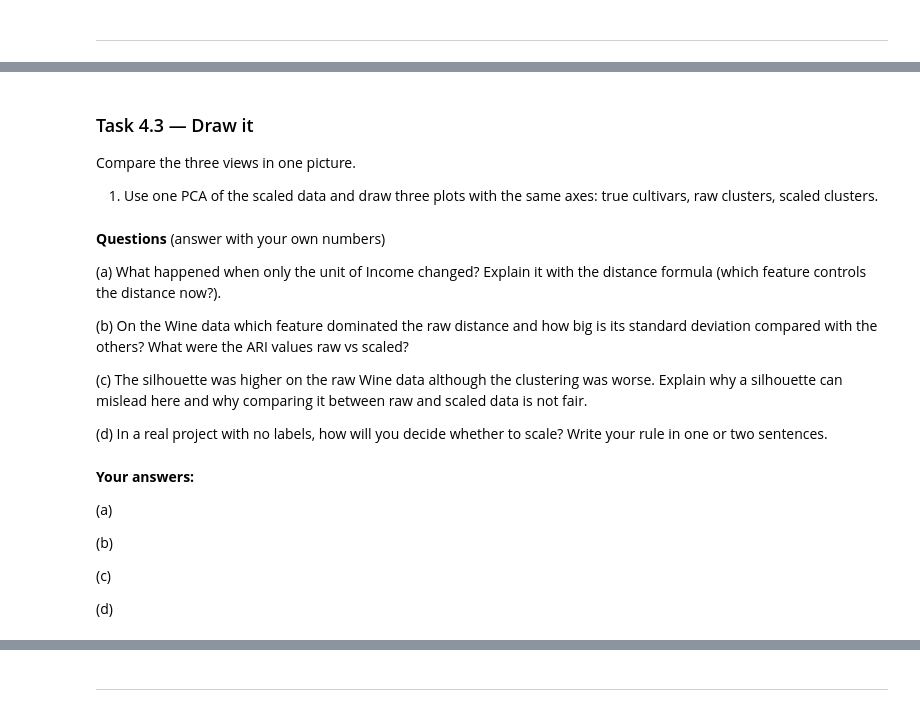
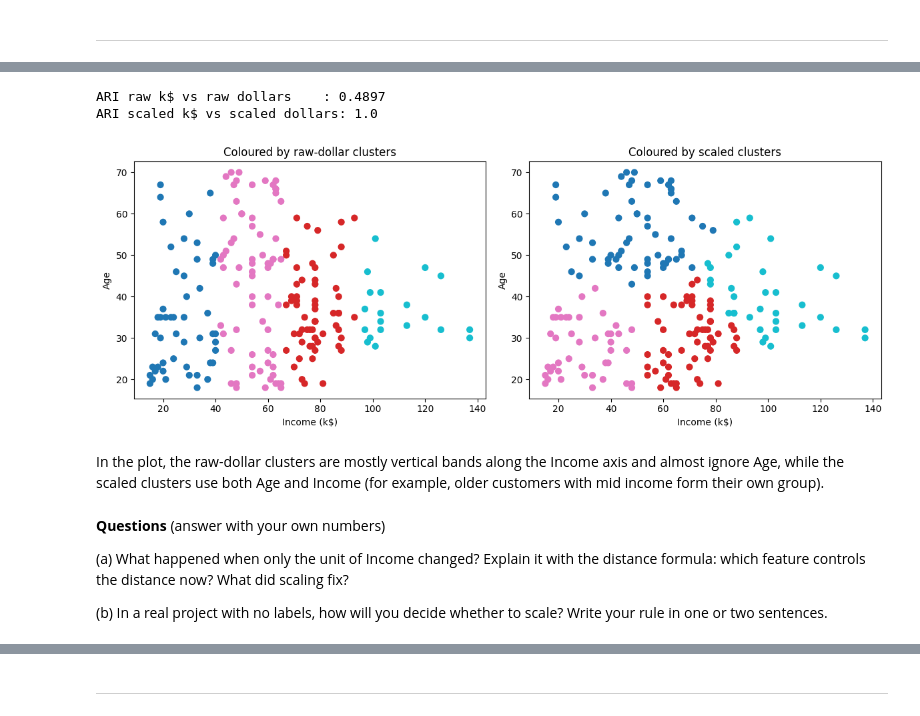
Before and after one commit to Ritika-Lund/Machine-learning-Lab, a Jupyter notebook: LAB 10/Lab10_KMeans_Clustering_Template.ipynb, the cells around one changed output, grey strips where cells are left out. Saved outputs shown, nothing was run; the diff lists cells and outputs as text; code cells hidden in the pictures.

```diff
--- a/LAB 10/Lab10_KMeans_Clustering_Template.ipynb
+++ b/LAB 10/Lab10_KMeans_Clustering_Template.ipynb
@@ -699,6 +598,0 @@ Load the Wine data with load_wine(): 178 wines, 13 chemical measurements, 3 true
-# %% [markdown]
-### Task 4.3 — Draw it
-
-Compare the three views in one picture.
-
-1. Use one PCA of the scaled data and draw three plots with the same axes: true cultivars, raw clusters, scaled clusters.
@@ -707,20 +599,47 @@ Compare the three views in one picture.
+# %%
+# YOUR CODE HERE
+X_k = df[['Age', 'Income']].values.astype(float)    # Income in k$
+X_d = X_k.copy()
+X_d[:, 1] = X_d[:, 1] * 1000                         # Income in dollars
+
+def cluster(X):
+    return KMeans(n_clusters=4, n_init=10, random_state=SEED).fit(X).labels_
+
+lab_raw_k = cluster(X_k)
+lab_raw_d = cluster(X_d)
+lab_sc_k  = cluster(StandardScaler().fit_transform(X_k))
+lab_sc_d  = cluster(StandardScaler().fit_transform(X_d))
+
+print('ARI raw k$ vs raw dollars    :', round(adjusted_rand_score(lab_raw_k, lab_raw_d), 4))
+print('ARI scaled k$ vs scaled dollars:', round(adjusted_rand_score(lab_sc_k, lab_sc_d), 4))
+# %% [output]
+ARI raw k$ vs raw dollars    : 0.4897
+ARI scaled k$ vs scaled dollars: 1.0
+# %%
+# YOUR CODE HERE
+fig, ax = plt.subplots(1, 2, figsize=(12, 4.5))
+
+ax[0].scatter(X_k[:, 1], X_k[:, 0], c=lab_raw_d, cmap='tab10', s=40)
+ax[0].set_xlabel('Income (k$)')
+ax[0].set_ylabel('Age')
+ax[0].set_title('Coloured by raw-dollar clusters')
+
+ax[1].scatter(X_k[:, 1], X_k[:, 0], c=lab_sc_k, cmap='tab10', s=40)
+ax[1].set_xlabel('Income (k$)')
+ax[1].set_ylabel('Age')
+ax[1].set_title('Coloured by scaled clusters')
+
+plt.tight_layout()
+plt.show()
+# %% [output]
+[figure, added]
+# %% [markdown]
+In the plot, the raw-dollar clusters are mostly vertical bands along the Income
+axis and almost ignore Age, while the scaled clusters use both Age and Income
+(for example, older customers with mid income form their own group).
 # %% [markdown]
 **Questions** (answer with your own numbers)
 
-(a) What happened when only the unit of Income changed? Explain it with the distance formula (which feature controls the distance now?).
+(a) What happened when only the unit of Income changed? Explain it with the distance formula: which feature controls the distance now? What did scaling fix?
 
-(b) On the Wine data which feature dominated the raw distance and how big is its standard deviation compared with the others? What were the ARI values raw vs scaled?
-
-(c) The silhouette was higher on the raw Wine data although the clustering was worse. Explain why a silhouette can mislead here and why comparing it between raw and scaled data is not fair.
-
-(d) In a real project with no labels, how will you decide whether to scale? Write your rule in one or two sentences.
+(b) In a real project with no labels, how will you decide whether to scale? Write your rule in one or two sentences.
-# %% [markdown]
-**Your answers:**
-
-(a)
-
-(b)
-
-(c)
-
-(d)
```
Also changed, not shown: parts of 101 cells of this notebook, 1 other file.
